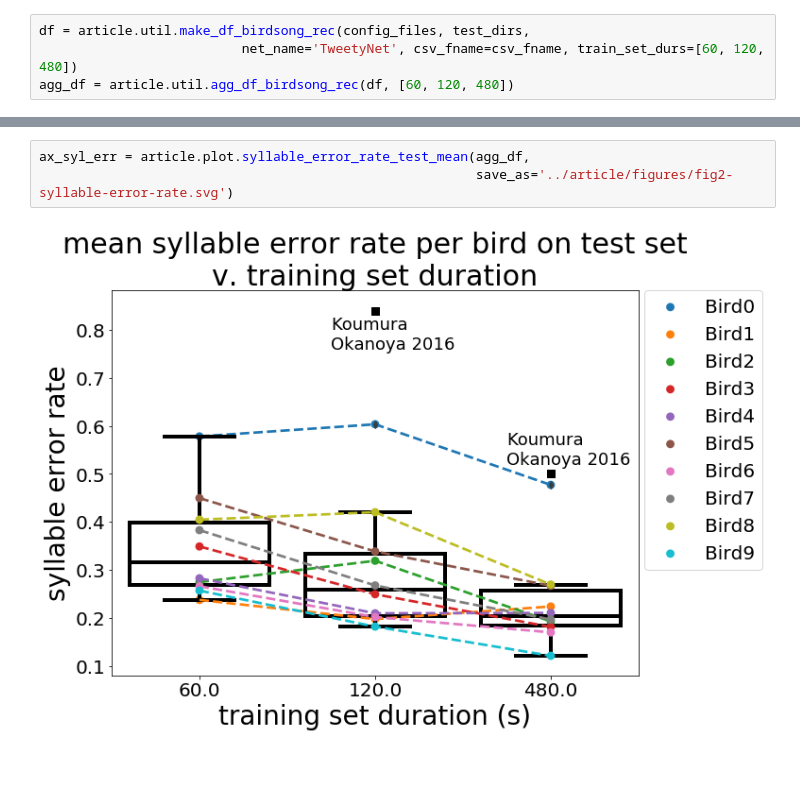
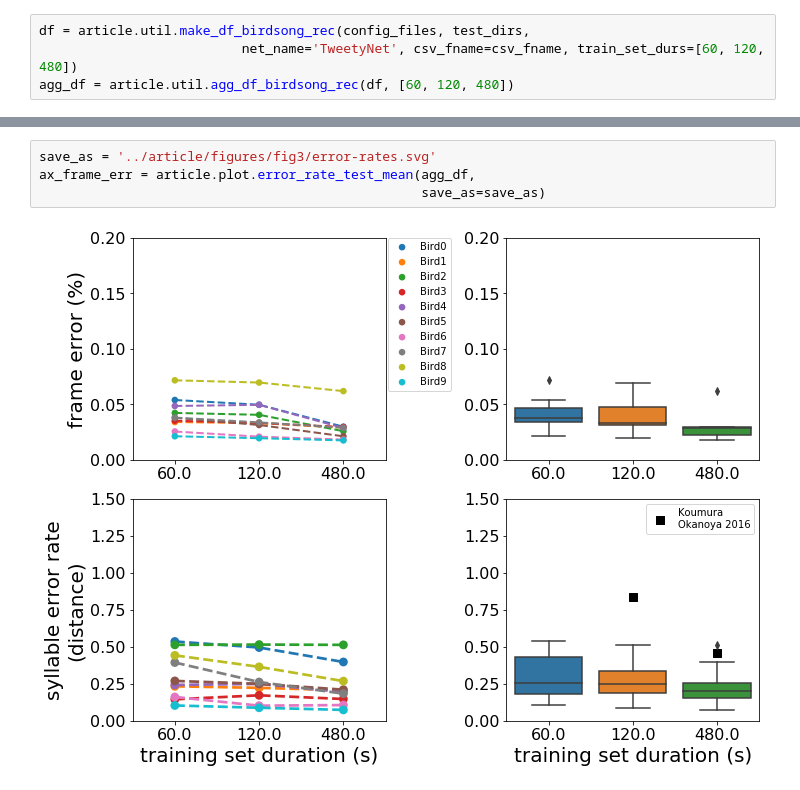
Before and after one commit to yardencsGitHub/tweetynet, a Jupyter notebook: doc/notebooks/Birdsong-Recognition-learncurve.ipynb, the cells around one changed output, grey strips where cells are left out. Drawn from its saved outputs; the diff is of its cells as text.

Commit message:
update notebook that uses new error_rate_test_mean function

```diff
--- a/doc/notebooks/Birdsong-Recognition-learncurve.ipynb
+++ b/doc/notebooks/Birdsong-Recognition-learncurve.ipynb
@@ -35,5 +20,6 @@ ax_frame_err = article.plot.frame_error_rate_test_mean(agg_df,
-# %%
-ax_syl_err = article.plot.syllable_error_rate_test_mean(agg_df,
-                                                        save_as='../article/figures/fig2-syllable-error-rate.svg')
-# %% [output]
-[figure, removed]
+# %%
+save_as = '../article/figures/fig3/error-rates.svg'
+ax_frame_err = article.plot.error_rate_test_mean(agg_df,
+                                                 save_as=save_as)
+# %% [output]
+[figure, added]
```
Also changed, not shown: parts of 3 cells of this notebook.
